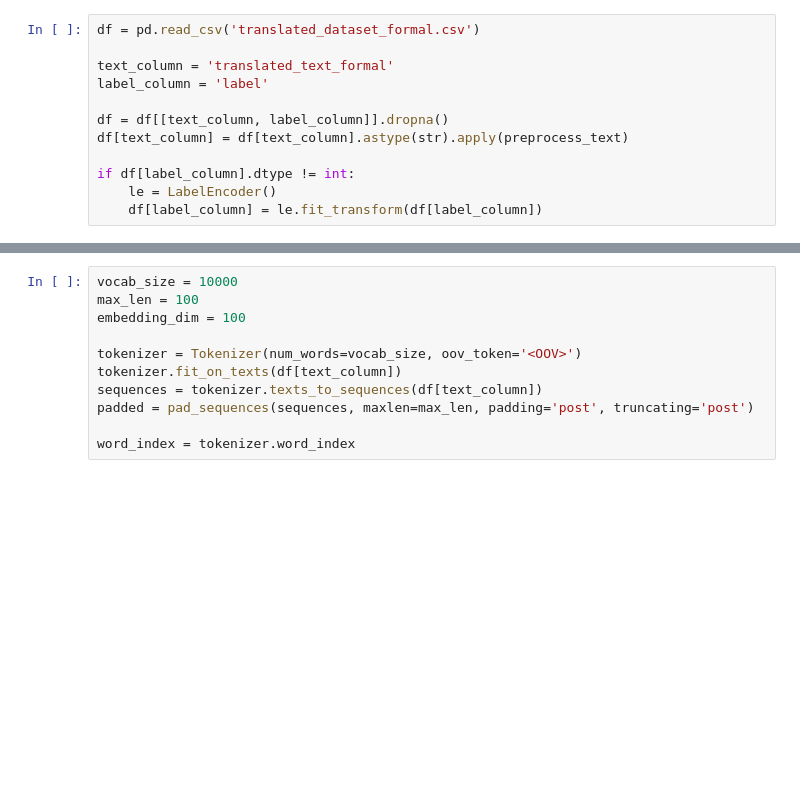
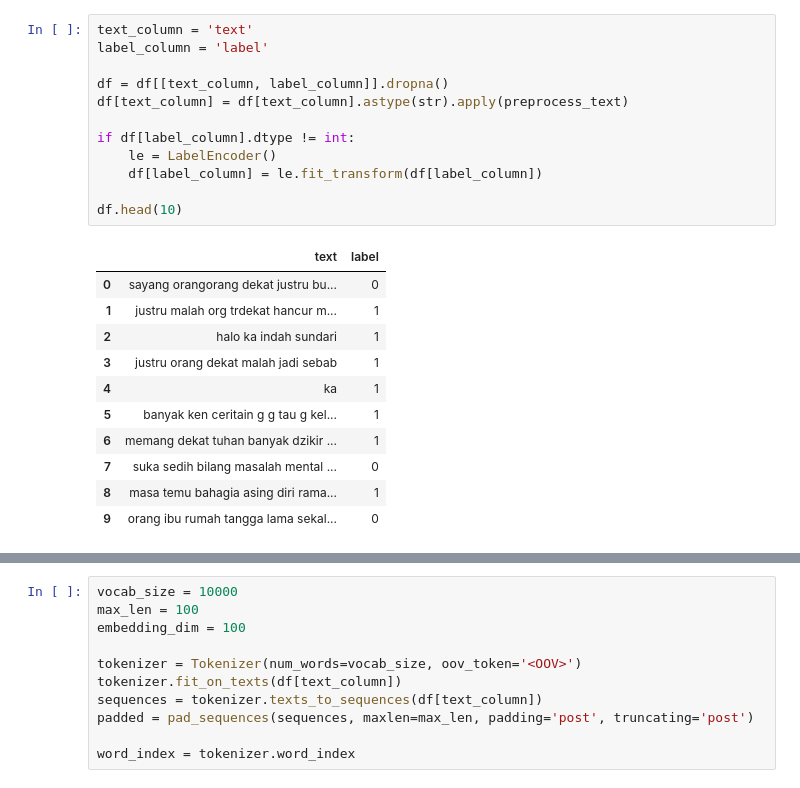
Before and after one commit to mufidmoesz/mental-health-sentiment-analysis, a Jupyter notebook: analysis.ipynb, the cells around one changed output, grey strips where cells are left out. Saved outputs shown, nothing was run; the diff lists cells and outputs as text; blank space fills up the shorter version.

```diff
--- a/analysis.ipynb
+++ b/analysis.ipynb
@@ -90,15 +86,27 @@ def preprocess_text(text):
 # %%
-df = pd.read_csv('translated_dataset_formal.csv')
-
-text_column = 'translated_text_formal'
+text_column = 'text'
 label_column = 'label'
 
 df = df[[text_column, label_column]].dropna()
 df[text_column] = df[text_column].astype(str).apply(preprocess_text)
 
 if df[label_column].dtype != int:
     le = LabelEncoder()
     df[label_column] = le.fit_transform(df[label_column])
+
+df.head(10)
+# %% [output]
+|  | text | label |
+| 0 | sayang orangorang dekat justru bu... | 0 |
+| 1 | justru malah org trdekat hancur m... | 1 |
+| 2 | halo ka indah sundari | 1 |
+| 3 | justru orang dekat malah jadi sebab | 1 |
+| 4 | ka | 1 |
+| 5 | banyak ken ceritain g g tau g kel... | 1 |
+| 6 | memang dekat tuhan banyak dzikir ... | 1 |
+| 7 | suka sedih bilang masalah mental ... | 0 |
+| 8 | masa temu bahagia asing diri rama... | 1 |
+| 9 | orang ibu rumah tangga lama sekal... | 0 |
 # %%
 positive_texts = df[df[label_column] == 1][text_column]
 negative_texts = df[df[label_column] == 0][text_column]
```
Also changed, not shown: parts of 8 cells of this notebook, 3 other files.
